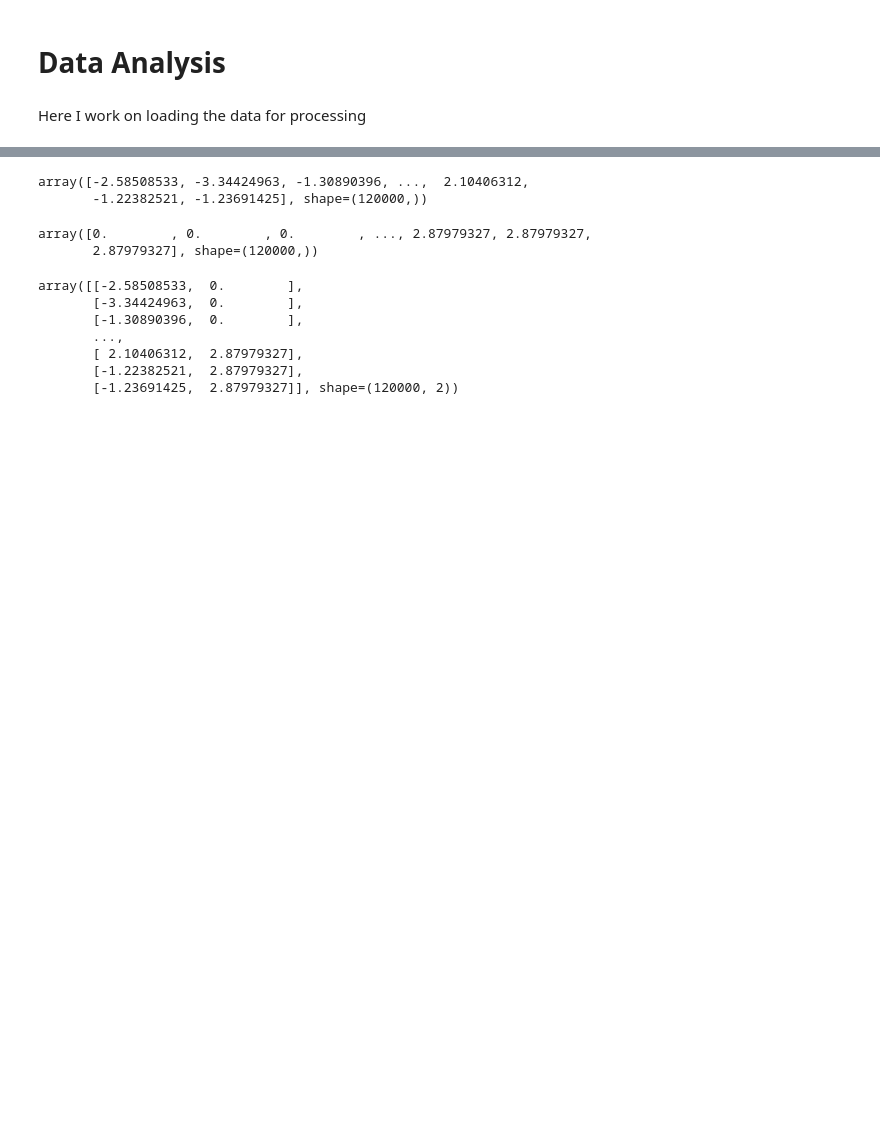
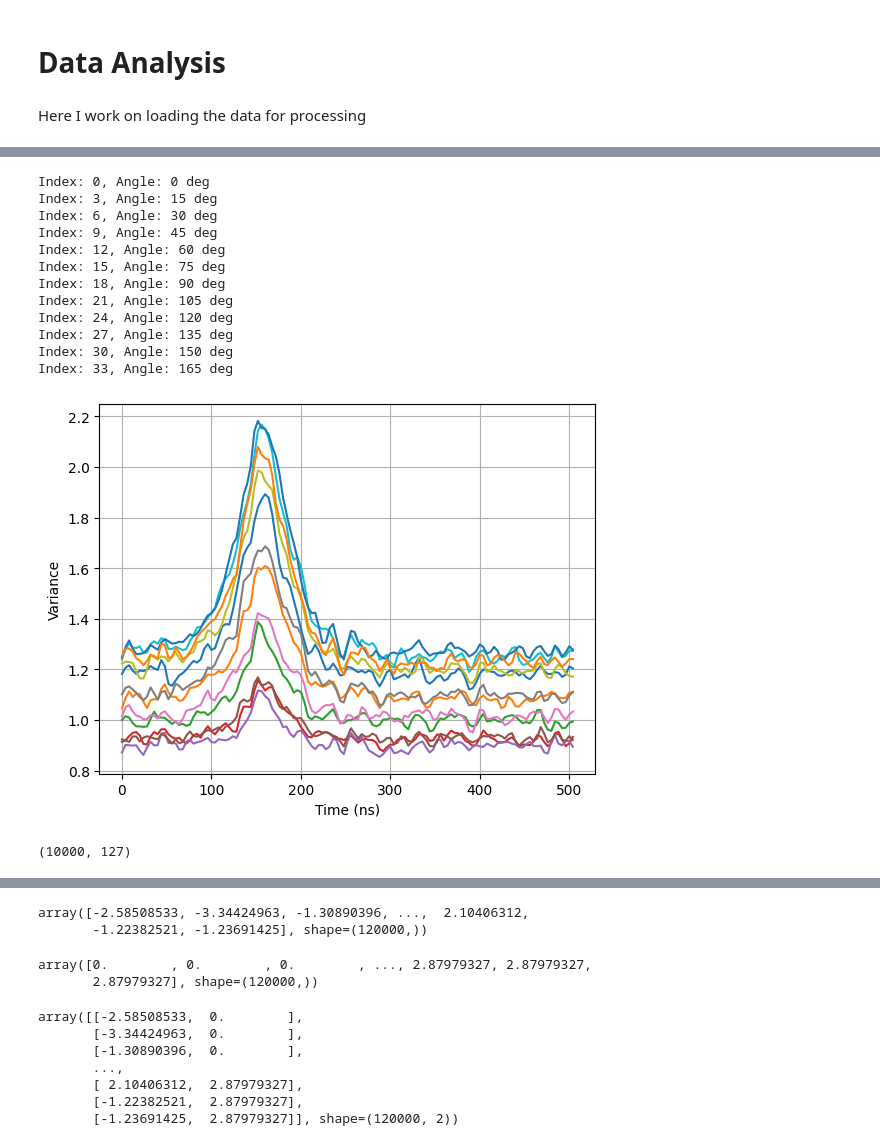
Before and after one commit to ThomasRavnborg/Homodyne-Tomography, a Jupyter notebook: DataAnalysis.ipynb, the cells around one changed output, grey strips where cells are left out. Saved outputs shown, nothing was run; the diff lists cells and outputs as text; code cells hidden in the pictures; blank space fills up the shorter version.

```diff
--- a/DataAnalysis.ipynb
+++ b/DataAnalysis.ipynb
@@ -59,0 +79,31 @@ vacuum_std = np.std(vacuum_proj)
+# %%
+for i in range(12):
+    print(f'Index: {3*i}, Angle: {15*i} deg')
+    state = data[3*i]
+    state_var = state.var(axis=0)/vacuum_var
+    plt.plot(t*1e9, state_var, label=f'{15*i} deg')
+#plt.plot(t*1e9, temporal_mode, label='Temporal Mode')
+#plt.legend()
+plt.xlabel("Time (ns)")
+plt.ylabel("Variance")
+plt.grid(True)
+plt.show()
+# %% [output]
+Index: 0, Angle: 0 deg
+Index: 3, Angle: 15 deg
+Index: 6, Angle: 30 deg
+Index: 9, Angle: 45 deg
+Index: 12, Angle: 60 deg
+Index: 15, Angle: 75 deg
+Index: 18, Angle: 90 deg
+Index: 21, Angle: 105 deg
+Index: 24, Angle: 120 deg
+Index: 27, Angle: 135 deg
+Index: 30, Angle: 150 deg
+Index: 33, Angle: 165 deg
+[figure, added]
+# %%
+state = data[0]
+state.shape
+# %% [output]
+(10000, 127)
```
Also changed, not shown: parts of 10 cells of this notebook.
